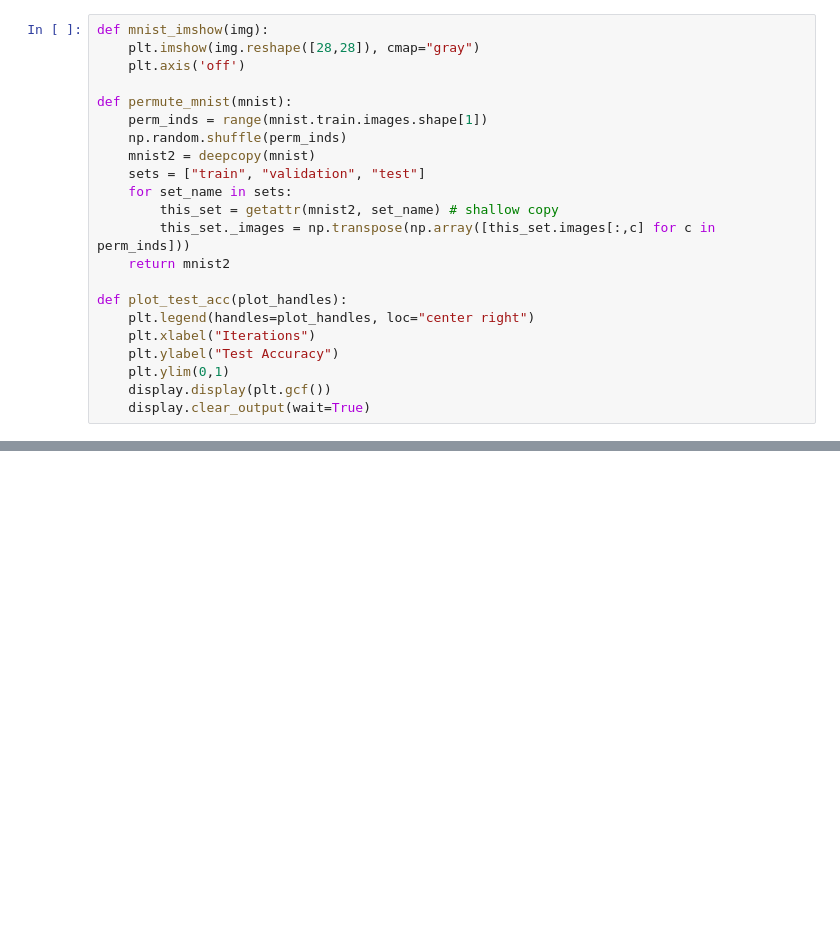
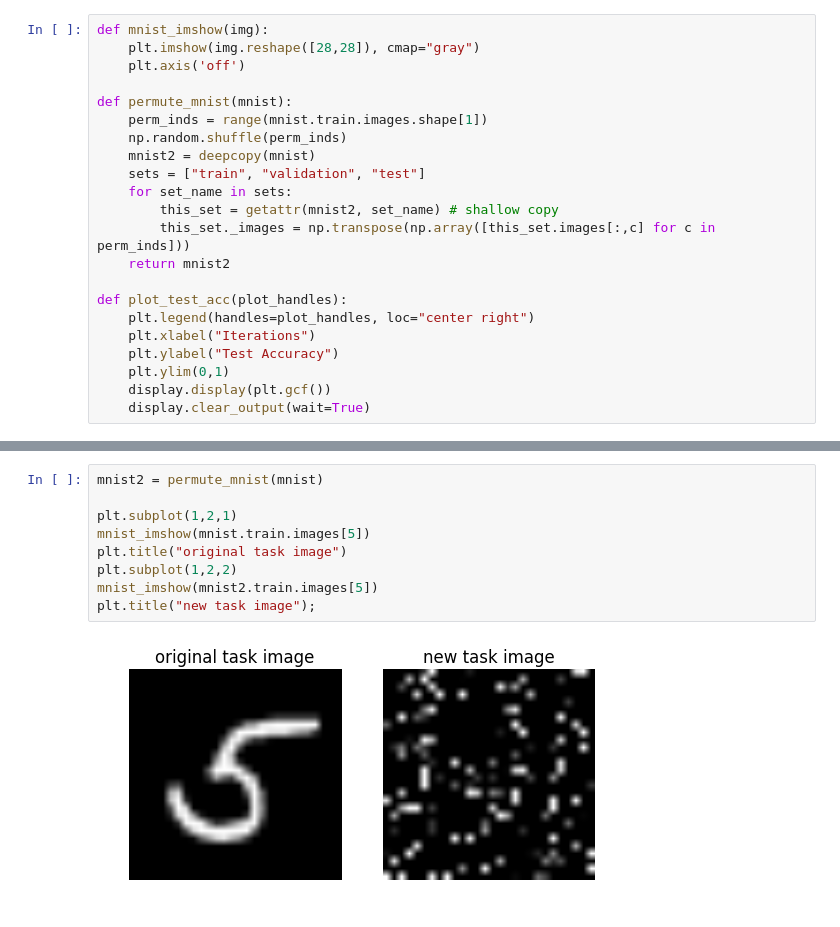
Before and after one commit to jeffshih/EWC, a Jupyter notebook: ConvTest.ipynb, the cells around one changed output, grey strips where cells are left out. Cells and saved outputs as stored; diff of their text form; blank space fills up the shorter version.

```diff
--- a/ConvTest.ipynb
+++ b/ConvTest.ipynb
@@ -244,0 +280,11 @@ KeyboardInterrupt:
+# %%
+mnist2 = permute_mnist(mnist)
+
+plt.subplot(1,2,1)
+mnist_imshow(mnist.train.images[5])
+plt.title("original task image")
+plt.subplot(1,2,2)
+mnist_imshow(mnist2.train.images[5])
+plt.title("new task image");
+# %% [output]
+[figure, added]
```
Also changed, not shown: parts of 12 cells of this notebook.
